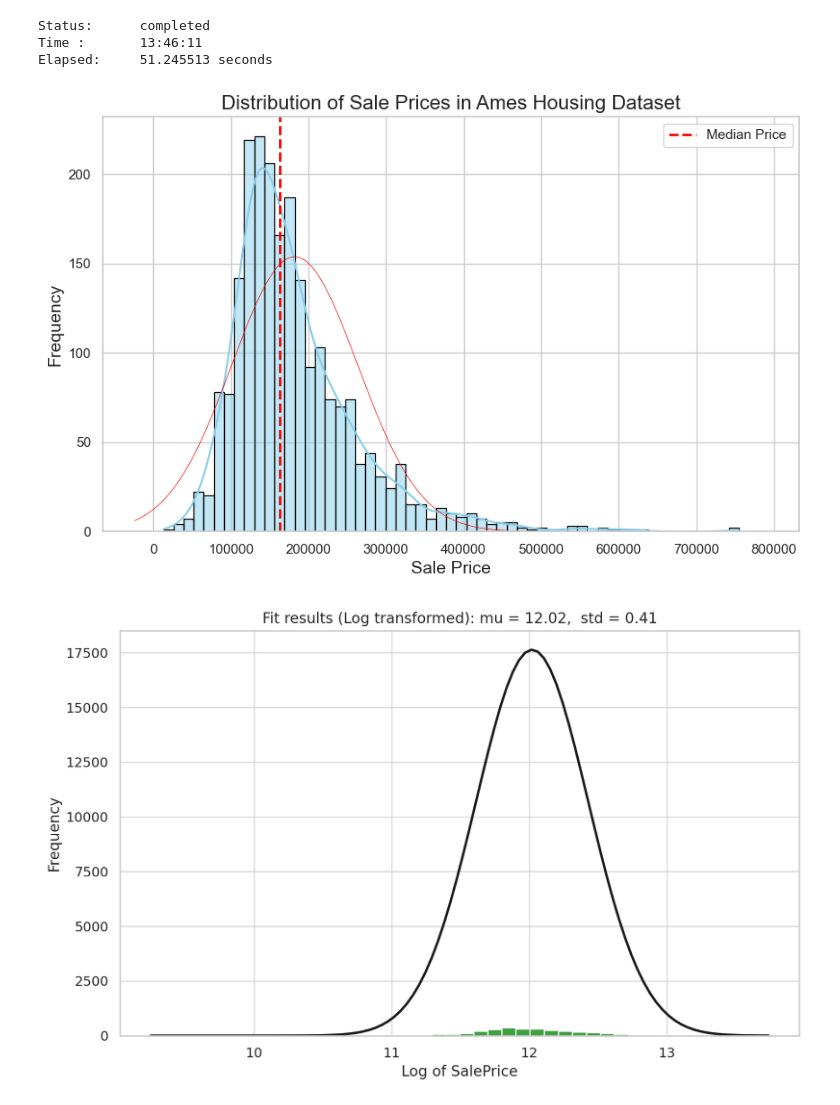
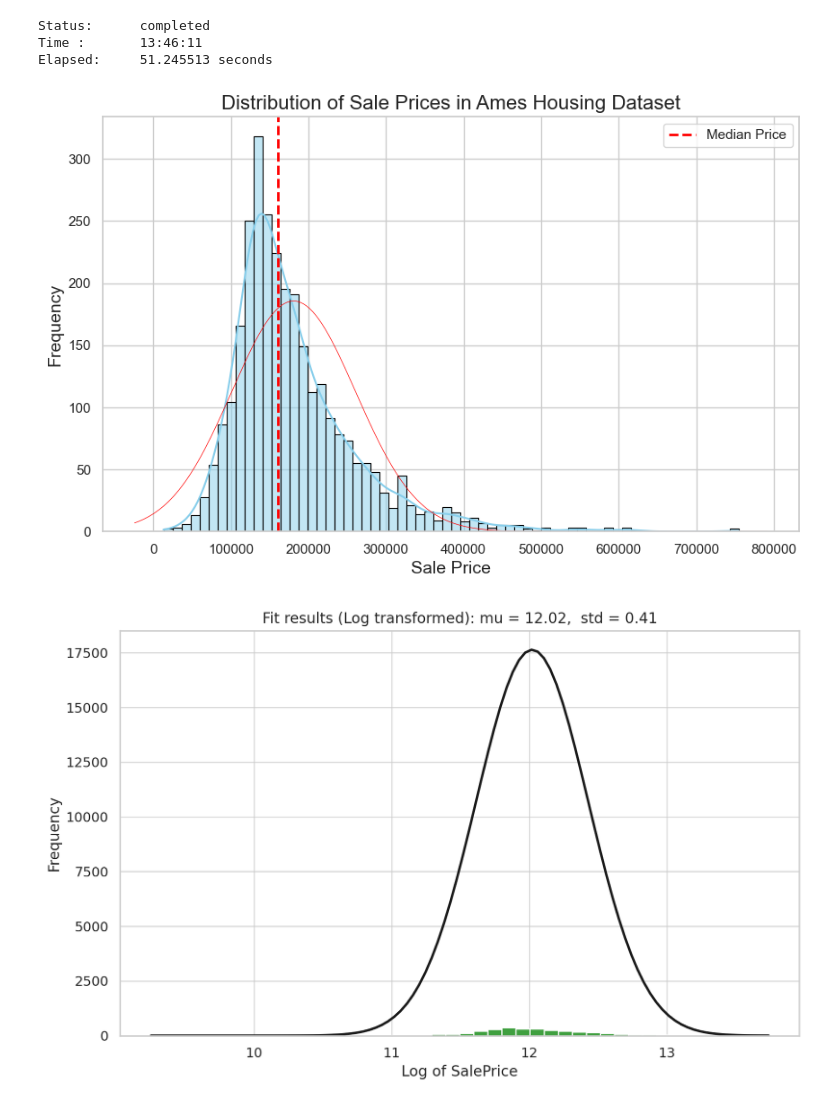
Before and after one commit to druce/iowa, a Jupyter notebook: ChatGPT_datascience.ipynb, the cells around one changed output. Drawn from its saved outputs; the diff is of its cells as text; code cells hidden in the pictures.

```diff
--- a/ChatGPT_datascience.ipynb
+++ b/ChatGPT_datascience.ipynb
@@ -593,10 +581,7 @@ Elapsed:     51.245513 seconds
 # %%
 # copy the ChatGPT-generated code
 # Load the data into a pandas DataFrame.  Load separately from train and test, else we get all the test SalePrice targets.
-df_train = pd.read_csv("AmesTrain.csv")
-df_test = pd.read_csv("AmesTest.csv")
-df_test['SalePrice']=np.nan
-df = pd.concat([df_train, df_test])
+df = pd.read_csv("AmesHousing.csv")
 
 # Calculate mean and standard deviation of SalePrice for the normal distribution
 mean_price = df["SalePrice"].mean()
@@ -614,34 +599,34 @@ y_d = snsplot.get_lines()[0].get_ydata()
 peak = x_d[np.argmax(y_d)]
 
 # normal distribution
 xmin, xmax = plt.xlim()
 ymin, ymax = plt.ylim()
 
 bins = 200
 x = np.linspace(xmin, xmax, bins)
 p = norm.pdf(x, mean_price, std_price)
 binwidth = (xmax - xmin) / bins
 
 # plt.plot(x_log, p_log/np.max(p_log)*np.max(y_d), linewidth=0.5, color="red")
 plt.plot(x, p * sum(binwidth * y_d), linewidth=0.5, color="red")
 
 # p = p / max(p) * np.max(y_d)  # scale it, to same peak as kde
 # plt.plot(x, p, color="red", linewidth=0.5)
 plt.title("Distribution of Sale Prices in Ames Housing Dataset", fontsize=16)
 plt.xlabel("Sale Price", fontsize=14)
 plt.ylabel("Frequency", fontsize=14)
 plt.grid(True)
 plt.axvline(
     df["SalePrice"].median(),
     color="red",
     linestyle="dashed",
     linewidth=2,
     label="Median Price",
 )
 plt.legend()
 plt.show()
 # %% [output]
-[figure, old version]
+[figure, new version]
 # %%
 prompt = f"""Please recommend whether we should transform the SalePrice variable before attempting to predict it.
 If so, show the code to transform it , and a nice visualization showing the transformed variable and comparing it to a normal distribution of similar mean and standard deviation.
```
Also changed, not shown: parts of 40 cells of this notebook, 3 other files.
